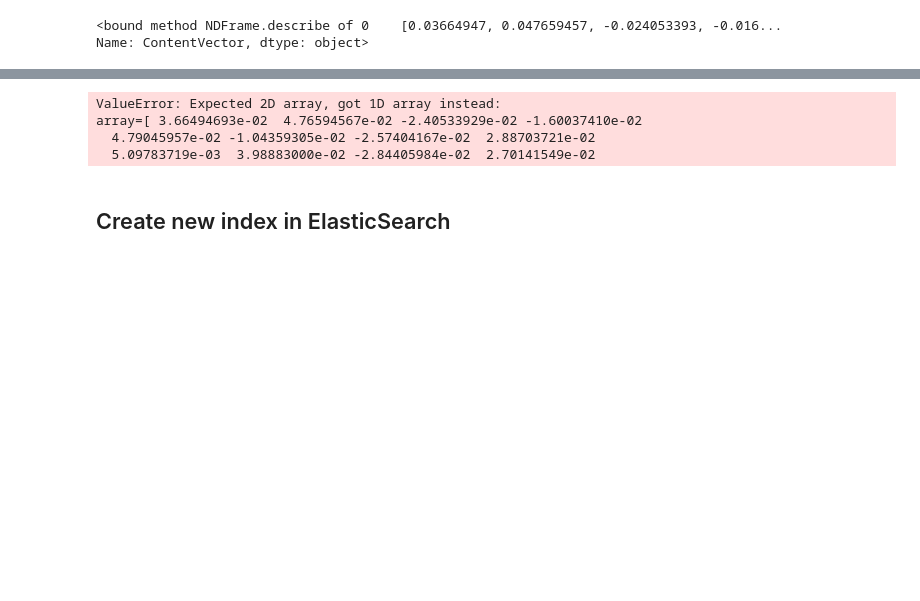
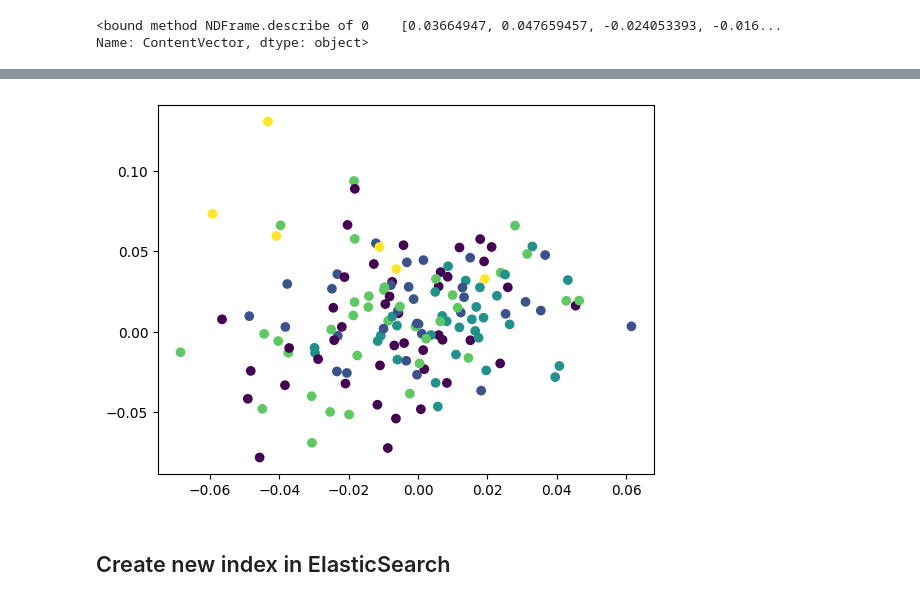
Before and after one commit to Tom-Kab/IDPA-Project-1, a Jupyter notebook: indexDataFinal.ipynb, the cells around one changed output, grey strips where cells are left out. Saved outputs shown, nothing was run; the diff lists cells and outputs as text; code cells hidden in the pictures; blank space fills up the shorter version.

```diff
--- a/indexDataFinal.ipynb
+++ b/indexDataFinal.ipynb
@@ -564,3 +611,11 @@ from IPython.display import clear_output
+# %%
+# Create a scatter plot
+plt.scatter(corpus_embeddings[:, 0], corpus_embeddings[:, 1], c=clustering_model.labels_)
+
+# Show the plot
+plt.show()
+# %% [output]
+[figure, added]
 # %%
 def plot_clusters(data, labels, centroids, iteration):
   pca = PCA(n_components=2)
@@ -571,28 +626,6 @@ def plot_clusters(data, labels, centroids, iteration):
   plt.scatter(x=data_2d[:,0], y=data_2d[:,1], c=labels)
   plt.scatter(x=centroids_2d[:,0], y=centroids_2d[:,1])
   plt.show()
-# %%
-# these values should be inputted by user
-
-max_iterations = 100 #max number of repititions
-centroid_count = 3
-
-centroids = random_centroids(data.values[0], centroid_count)
-old_centroids = pd.DataFrame()
-iteration = 1
-
-while iteration < max_iterations and not centroids.equals(old_centroids):
-    old_centroids = centroids
-
-    labels = get_labels(data, centroids)
-    centroids = new_centroids(data, labels, 3)
-    plot_clusters(data.values[0], labels, centroids, iteration)
-    iteration += 1
-# %% [output]
-ValueError: Expected 2D array, got 1D array instead:
-array=[ 3.66494693e-02  4.76594567e-02 -2.40533929e-02 -1.60037410e-02
-  4.79045957e-02 -1.04359305e-02 -2.57404167e-02  2.88703721e-02
-  5.09783719e-03  3.98883000e-02 -2.84405984e-02  2.70141549e-02
 # %% [markdown]
 ## Create new index in ElasticSearch
 # %%
```
Also changed, not shown: parts of 46 cells of this notebook.
